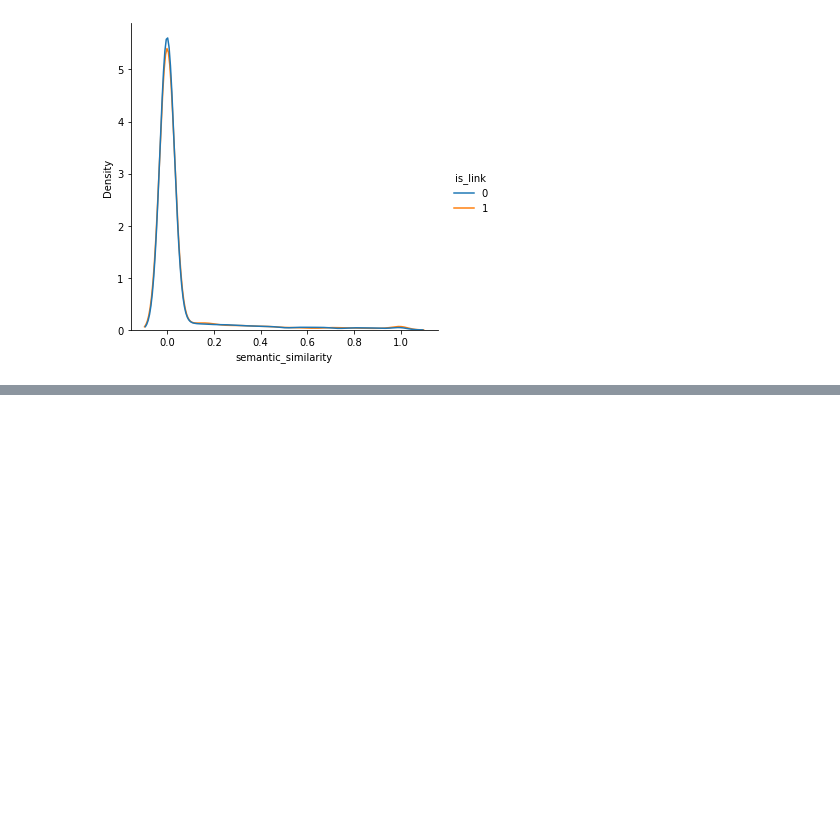
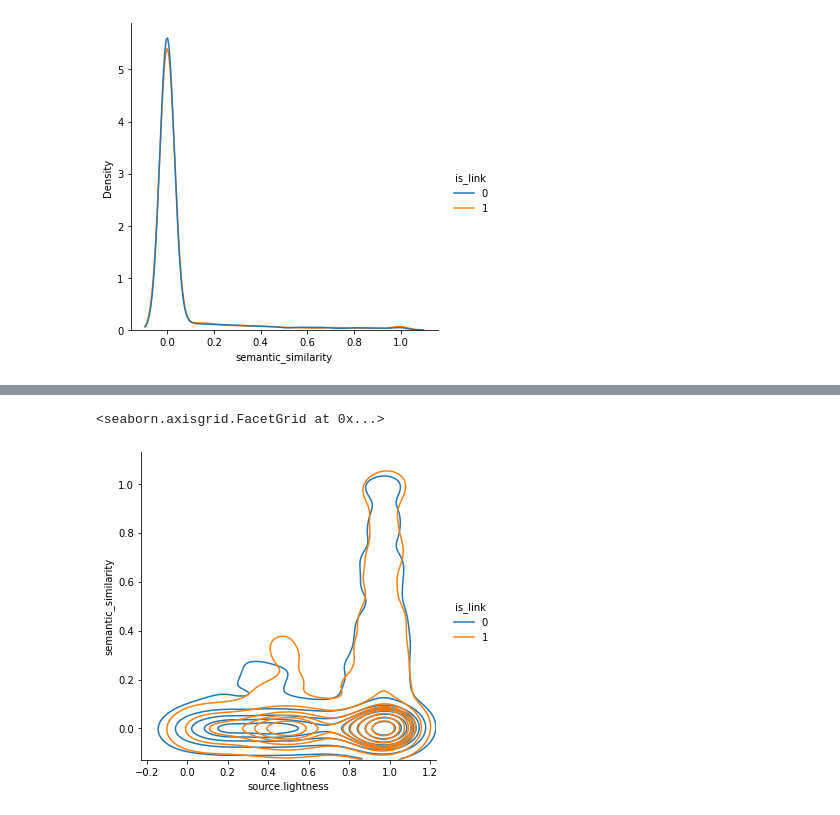
Before and after one commit to christophajohns/suggested-links-classifier, a Jupyter notebook: exploring.ipynb, the cells around one changed output, grey strips where cells are left out. Saved outputs shown, nothing was run; the diff lists cells and outputs as text; code cells hidden in the pictures; blank space fills up the shorter version.

```diff
--- a/exploring.ipynb
+++ b/exploring.ipynb
@@ -145,0 +161,5 @@ sns.displot(data=sample, x="semantic_similarity", hue="is_link", kind="kde")
+# %%
+sns.displot(data=sample, x="source.lightness", y="semantic_similarity", hue="is_link", kind="kde")
+# %% [output]
+<seaborn.axisgrid.FacetGrid at 0x...>
+[figure, added]
```
Also changed, not shown: parts of 3 cells of this notebook.
